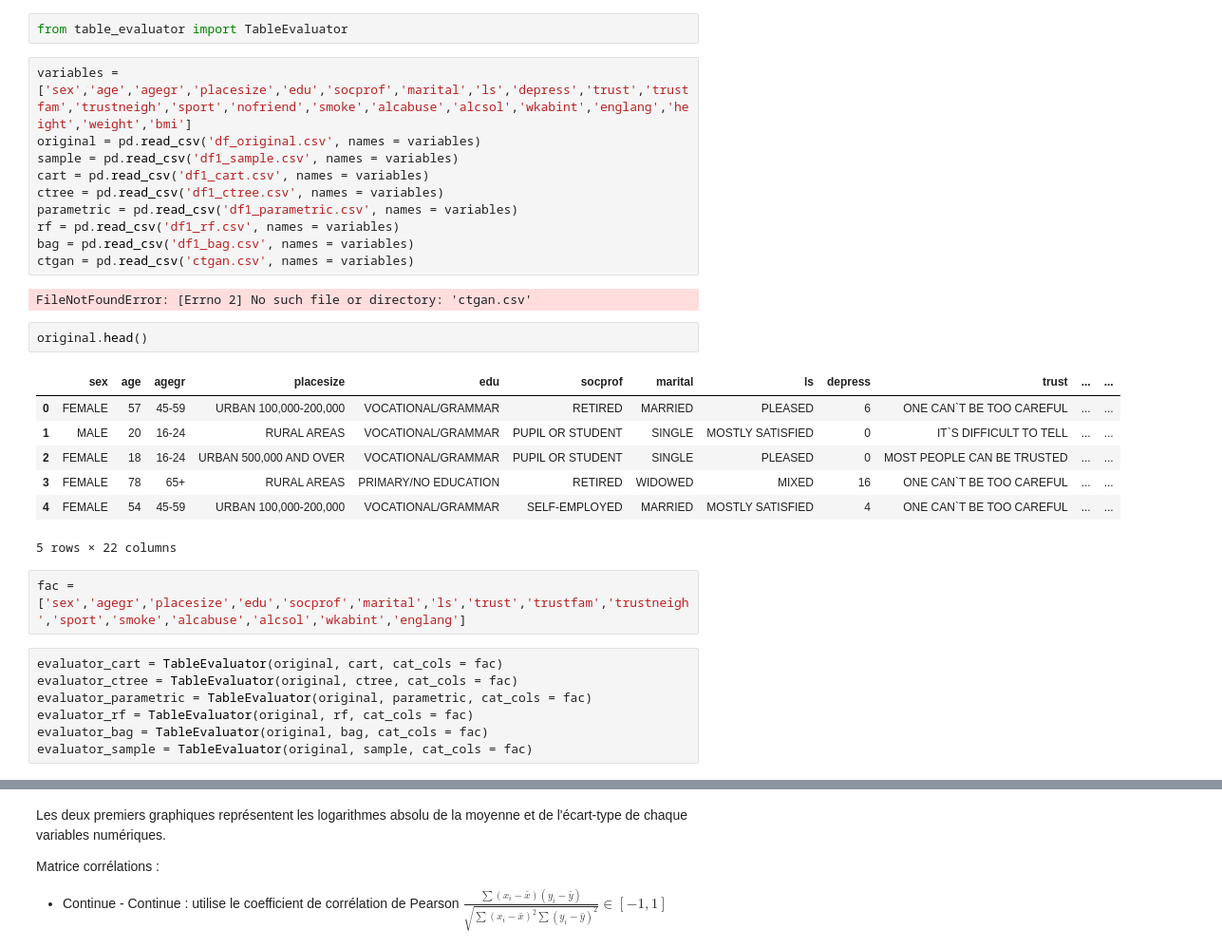
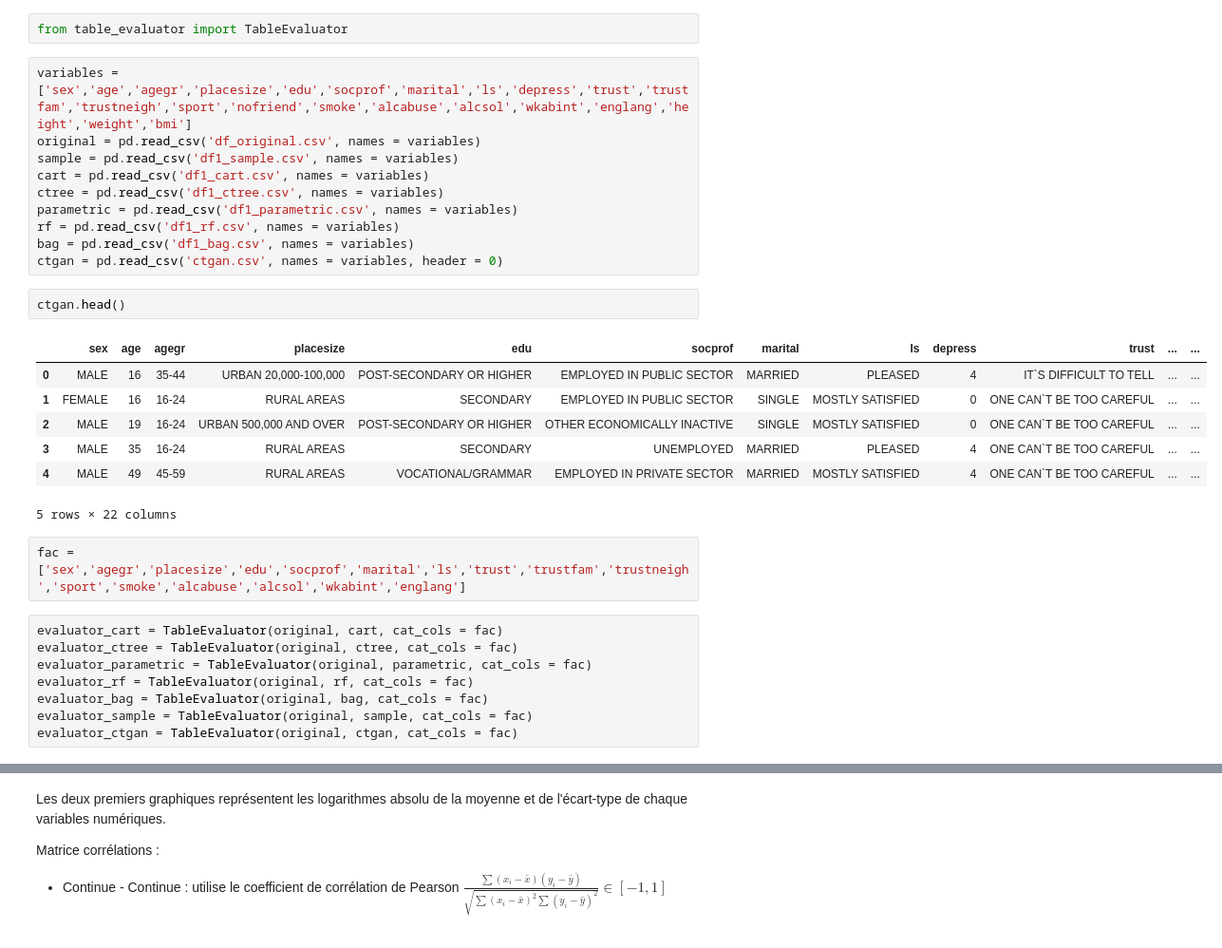
Before and after one commit to InseeFrLab/synthetic-data-sdc, a Jupyter notebook: TableEvaluator/Table_evaluator.ipynb, the cells around one changed output, grey strips where cells are left out. Shown at 95% size. Drawn from its saved outputs; the diff is of its cells as text.

```diff
--- a/TableEvaluator/Table_evaluator.ipynb
+++ b/TableEvaluator/Table_evaluator.ipynb
@@ -11,18 +11,16 @@ ctree = pd.read_csv('df1_ctree.csv', names = variables)
 parametric = pd.read_csv('df1_parametric.csv', names = variables)
 rf = pd.read_csv('df1_rf.csv', names = variables)
 bag = pd.read_csv('df1_bag.csv', names = variables)
-ctgan = pd.read_csv('ctgan.csv', names = variables)
+ctgan = pd.read_csv('ctgan.csv', names = variables, header = 0)
-# %% [output]
-FileNotFoundError: [Errno 2] No such file or directory: 'ctgan.csv'
 # %%
-original.head()
+ctgan.head()
 # %% [output]
 |  | sex | age | agegr | placesize | edu | socprof | marital | ls | depress | trust | ... | ... |
-| 0 | FEMALE | 57 | 45-59 | URBAN 100,000-200,000 | VOCATIONAL/GRAMMAR | RETIRED | MARRIED | PLEASED | 6 | ONE CAN`T BE TOO CAREFUL | ... | ... |
-| 1 | MALE | 20 | 16-24 | RURAL AREAS | VOCATIONAL/GRAMMAR | PUPIL OR STUDENT | SINGLE | MOSTLY SATISFIED | 0 | IT`S DIFFICULT TO TELL | ... | ... |
-| 2 | FEMALE | 18 | 16-24 | URBAN 500,000 AND OVER | VOCATIONAL/GRAMMAR | PUPIL OR STUDENT | SINGLE | PLEASED | 0 | MOST PEOPLE CAN BE TRUSTED | ... | ... |
-| 3 | FEMALE | 78 | 65+ | RURAL AREAS | PRIMARY/NO EDUCATION | RETIRED | WIDOWED | MIXED | 16 | ONE CAN`T BE TOO CAREFUL | ... | ... |
-| 4 | FEMALE | 54 | 45-59 | URBAN 100,000-200,000 | VOCATIONAL/GRAMMAR | SELF-EMPLOYED | MARRIED | MOSTLY SATISFIED | 4 | ONE CAN`T BE TOO CAREFUL | ... | ... |
+| 0 | MALE | 16 | 35-44 | URBAN 20,000-100,000 | POST-SECONDARY OR HIGHER | EMPLOYED IN PUBLIC SECTOR | MARRIED | PLEASED | 4 | IT`S DIFFICULT TO TELL | ... | ... |
+| 1 | FEMALE | 16 | 16-24 | RURAL AREAS | SECONDARY | EMPLOYED IN PUBLIC SECTOR | SINGLE | MOSTLY SATISFIED | 0 | ONE CAN`T BE TOO CAREFUL | ... | ... |
+| 2 | MALE | 19 | 16-24 | URBAN 500,000 AND OVER | POST-SECONDARY OR HIGHER | OTHER ECONOMICALLY INACTIVE | SINGLE | MOSTLY SATISFIED | 0 | ONE CAN`T BE TOO CAREFUL | ... | ... |
+| 3 | MALE | 35 | 16-24 | RURAL AREAS | SECONDARY | UNEMPLOYED | MARRIED | PLEASED | 4 | ONE CAN`T BE TOO CAREFUL | ... | ... |
+| 4 | MALE | 49 | 45-59 | RURAL AREAS | VOCATIONAL/GRAMMAR | EMPLOYED IN PRIVATE SECTOR | MARRIED | MOSTLY SATISFIED | 4 | ONE CAN`T BE TOO CAREFUL | ... | ... |
 5 rows × 22 columns
 # %%
 fac = ['sex','agegr','placesize','edu','socprof','marital','ls','trust','trustfam','trustneigh','sport','smoke','alcabuse','alcsol','wkabint','englang']
@@ -33,3 +31,4 @@ evaluator_parametric = TableEvaluator(original, parametric, cat_cols = fac)
 evaluator_rf = TableEvaluator(original, rf, cat_cols = fac)
 evaluator_bag = TableEvaluator(original, bag, cat_cols = fac)
 evaluator_sample = TableEvaluator(original, sample, cat_cols = fac)
+evaluator_ctgan = TableEvaluator(original, ctgan, cat_cols = fac)
```
Also changed, not shown: parts of 3 cells of this notebook, 1 other file.
